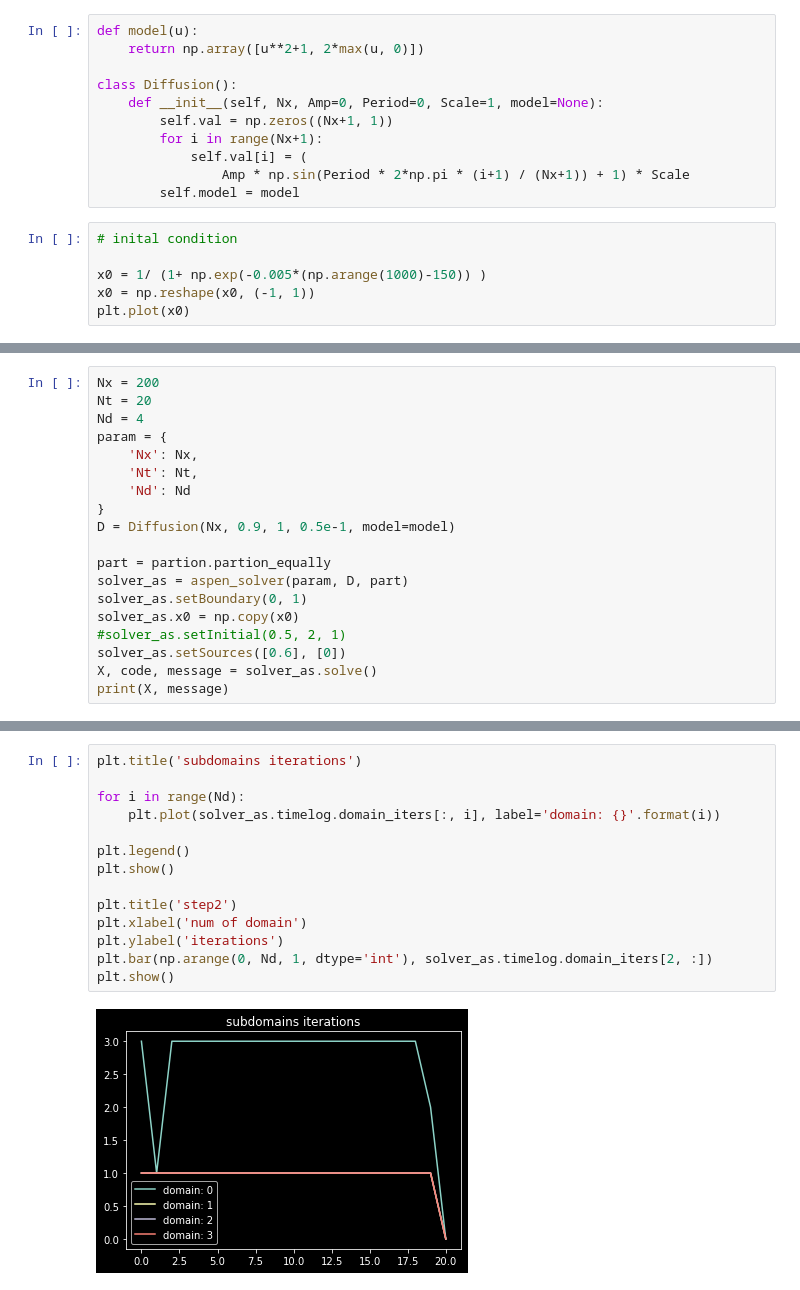
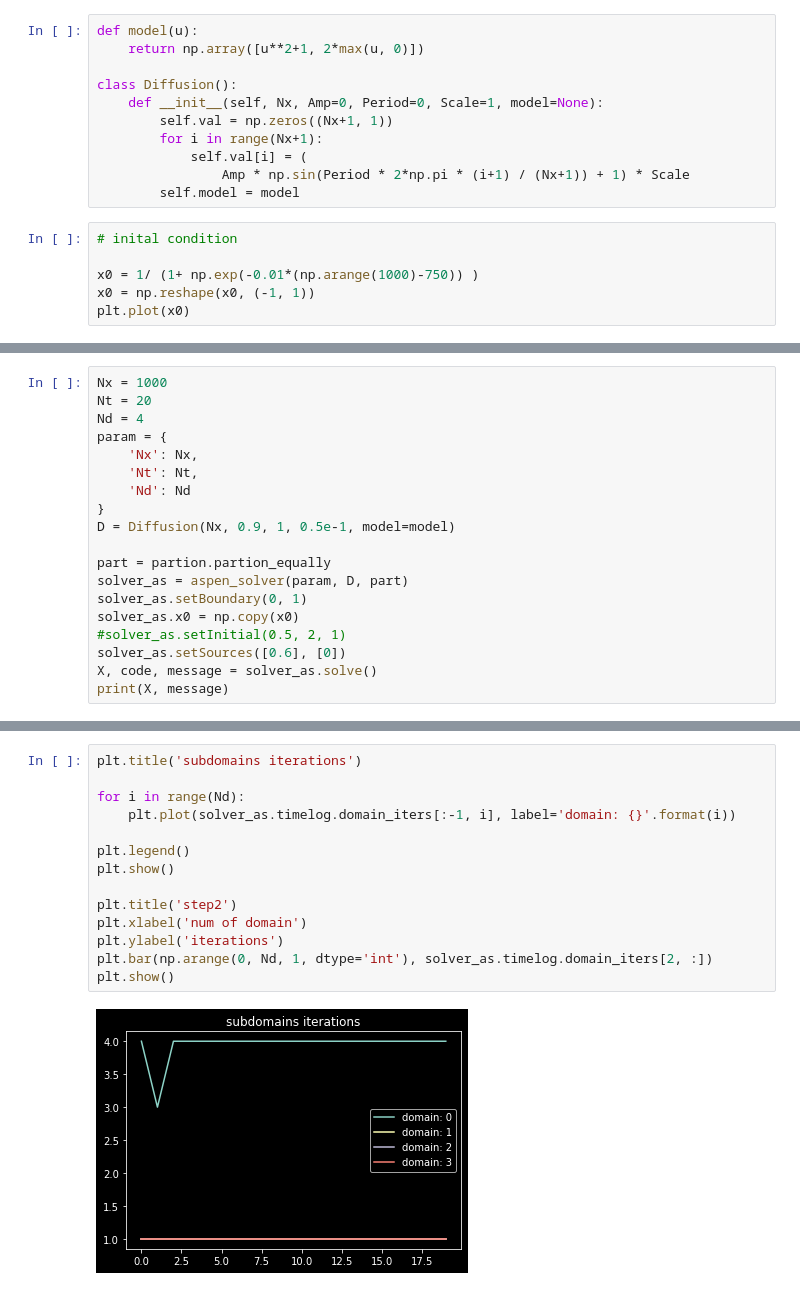
Before and after one commit to animih/aspen-study, a Jupyter notebook: solver/Test1.ipynb, the cells around one changed output, grey strips where cells are left out. Saved outputs shown, nothing was run; the diff lists cells and outputs as text.

```diff
--- a/solver/Test1.ipynb
+++ b/solver/Test1.ipynb
@@ -24,7 +24,7 @@ class Diffusion():
 # %%
 # inital condition
 
-x0 = 1/ (1+ np.exp(-0.005*(np.arange(1000)-150)) )
+x0 = 1/ (1+ np.exp(-0.01*(np.arange(1000)-750)) )
 x0 = np.reshape(x0, (-1, 1))
 plt.plot(x0)
 # %% [output]
@@ -63,5 +63,5 @@ print(X_cl, message)
 # %%
-Nx = 200
+Nx = 1000
 Nt = 20
 Nd = 4
 param = {
@@ -137,16 +137,16 @@ plt.show()
 # %%
 plt.title('subdomains iterations')
 
 for i in range(Nd):
-    plt.plot(solver_as.timelog.domain_iters[:, i], label='domain: {}'.format(i))
+    plt.plot(solver_as.timelog.domain_iters[:-1, i], label='domain: {}'.format(i))
 
 plt.legend()
 plt.show()
 
 plt.title('step2')
 plt.xlabel('num of domain')
 plt.ylabel('iterations')
 plt.bar(np.arange(0, Nd, 1, dtype='int'), solver_as.timelog.domain_iters[2, :])
 plt.show()
 # %% [output]
-[figure, old version]
+[figure, new version]
```
Also changed, not shown: parts of 8 cells of this notebook.
